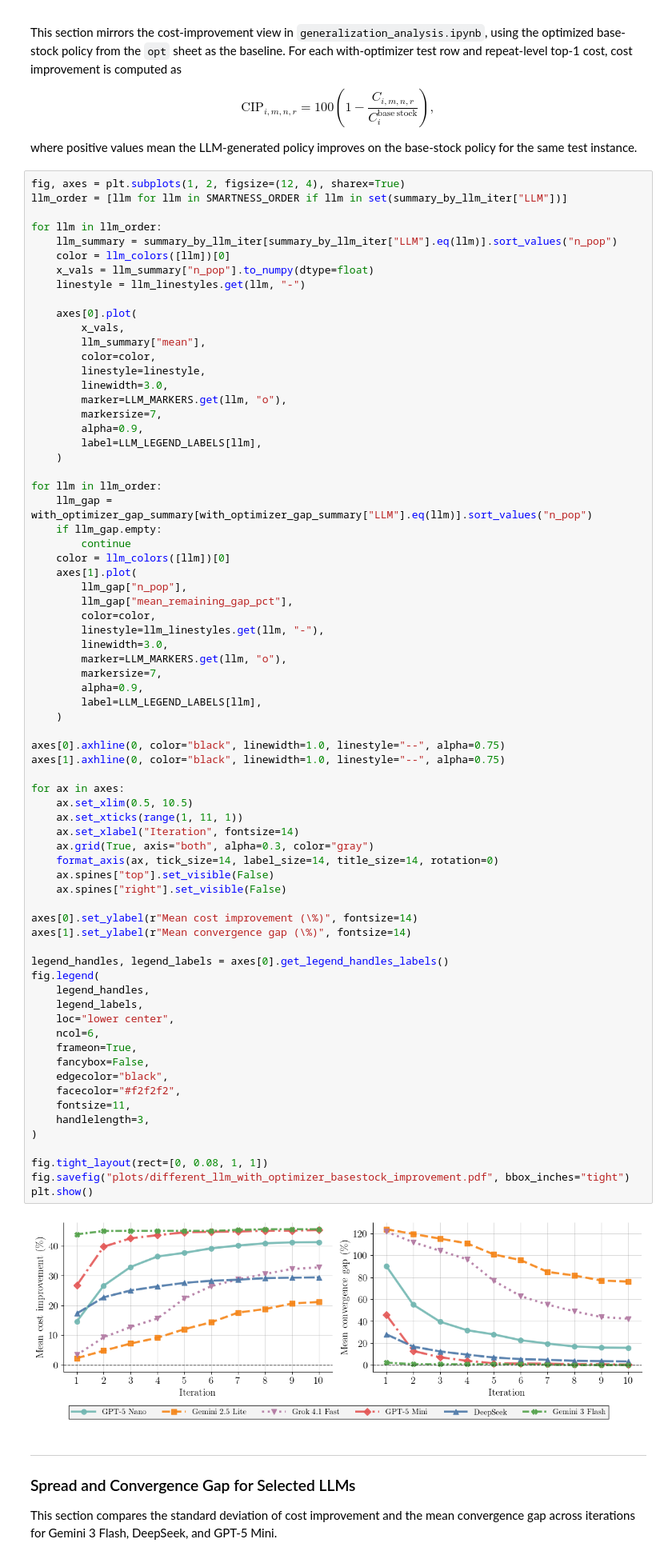
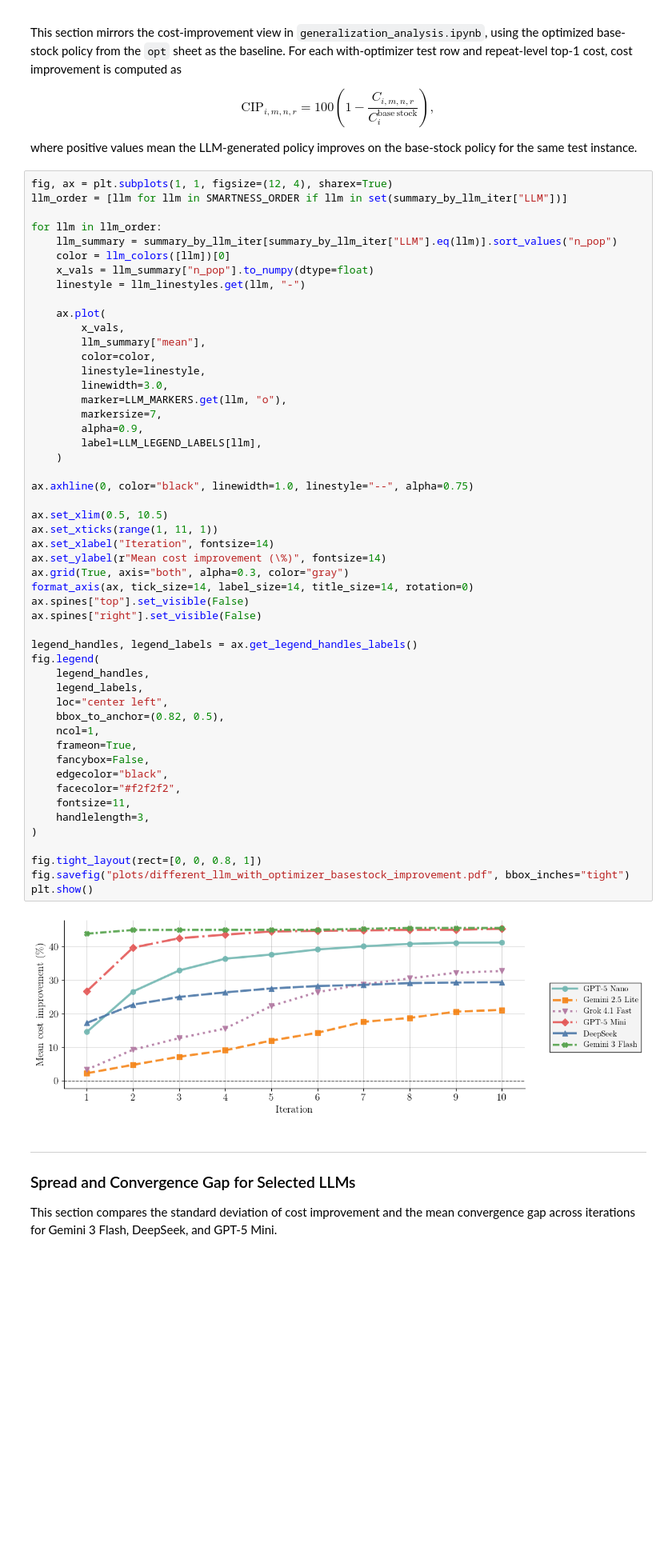
Before and after one commit to YyyyyyiZ/AHD4Inventory, a Jupyter notebook: notebooks/different_llm_models_analysis.ipynb, the cells around one changed output. Shown at 80% size. Saved outputs shown, nothing was run; the diff lists cells and outputs as text; blank space fills up the shorter version.

```diff
--- a/notebooks/different_llm_models_analysis.ipynb
+++ b/notebooks/different_llm_models_analysis.ipynb
@@ -385,7 +403,7 @@ $$
 
 where positive values mean the LLM-generated policy improves on the base-stock policy for the same test instance.
 # %%
-fig, axes = plt.subplots(1, 2, figsize=(12, 4), sharex=True)
+fig, ax = plt.subplots(1, 1, figsize=(12, 4), sharex=True)
 llm_order = [llm for llm in SMARTNESS_ORDER if llm in set(summary_by_llm_iter["LLM"])]
 
 for llm in llm_order:
@@ -394,69 +412,49 @@ for llm in llm_order:
     x_vals = llm_summary["n_pop"].to_numpy(dtype=float)
     linestyle = llm_linestyles.get(llm, "-")
 
-    axes[0].plot(
+    ax.plot(
         x_vals,
         llm_summary["mean"],
         color=color,
         linestyle=linestyle,
         linewidth=3.0,
         marker=LLM_MARKERS.get(llm, "o"),
         markersize=7,
         alpha=0.9,
         label=LLM_LEGEND_LABELS[llm],
     )
 
-for llm in llm_order:
-    llm_gap = with_optimizer_gap_summary[with_optimizer_gap_summary["LLM"].eq(llm)].sort_values("n_pop")
-    if llm_gap.empty:
-        continue
-    color = llm_colors([llm])[0]
-    axes[1].plot(
-        llm_gap["n_pop"],
-        llm_gap["mean_remaining_gap_pct"],
-        color=color,
-        linestyle=llm_linestyles.get(llm, "-"),
-        linewidth=3.0,
-        marker=LLM_MARKERS.get(llm, "o"),
-        markersize=7,
-        alpha=0.9,
-        label=LLM_LEGEND_LABELS[llm],
-    )
+ax.axhline(0, color="black", linewidth=1.0, linestyle="--", alpha=0.75)
 
-axes[0].axhline(0, color="black", linewidth=1.0, linestyle="--", alpha=0.75)
-axes[1].axhline(0, color="black", linewidth=1.0, linestyle="--", alpha=0.75)
+ax.set_xlim(0.5, 10.5)
+ax.set_xticks(range(1, 11, 1))
+ax.set_xlabel("Iteration", fontsize=14)
+ax.set_ylabel(r"Mean cost improvement (\%)", fontsize=14)
+ax.grid(True, axis="both", alpha=0.3, color="gray")
+format_axis(ax, tick_size=14, label_size=14, title_size=14, rotation=0)
+ax.spines["top"].set_visible(False)
+ax.spines["right"].set_visible(False)
 
-for ax in axes:
-    ax.set_xlim(0.5, 10.5)
-    ax.set_xticks(range(1, 11, 1))
-    ax.set_xlabel("Iteration", fontsize=14)
-    ax.grid(True, axis="both", alpha=0.3, color="gray")
-    format_axis(ax, tick_size=14, label_size=14, title_size=14, rotation=0)
-    ax.spines["top"].set_visible(False)
-    ax.spines["right"].set_visible(False)
-
-axes[0].set_ylabel(r"Mean cost improvement (\%)", fontsize=14)
-axes[1].set_ylabel(r"Mean convergence gap (\%)", fontsize=14)
-
-legend_handles, legend_labels = axes[0].get_legend_handles_labels()
+legend_handles, legend_labels = ax.get_legend_handles_labels()
 fig.legend(
     legend_handles,
     legend_labels,
-    loc="lower center",
-    ncol=6,
+    loc="center left",
+    bbox_to_anchor=(0.82, 0.5),
+    ncol=1,
     frameon=True,
     fancybox=False,
     edgecolor="black",
     facecolor="#f2f2f2",
     fontsize=11,
     handlelength=3,
 )
 
-fig.tight_layout(rect=[0, 0.08, 1, 1])
+fig.tight_layout(rect=[0, 0, 0.8, 1])
 fig.savefig("plots/different_llm_with_optimizer_basestock_improvement.pdf", bbox_inches="tight")
 plt.show()
 # %% [output]
-[figure, old version]
+[figure, new version]
 # %% [markdown]
 ---
 ### Spread and Convergence Gap for Selected LLMs
```
Also changed, not shown: parts of 2 cells of this notebook, 12 other files.
